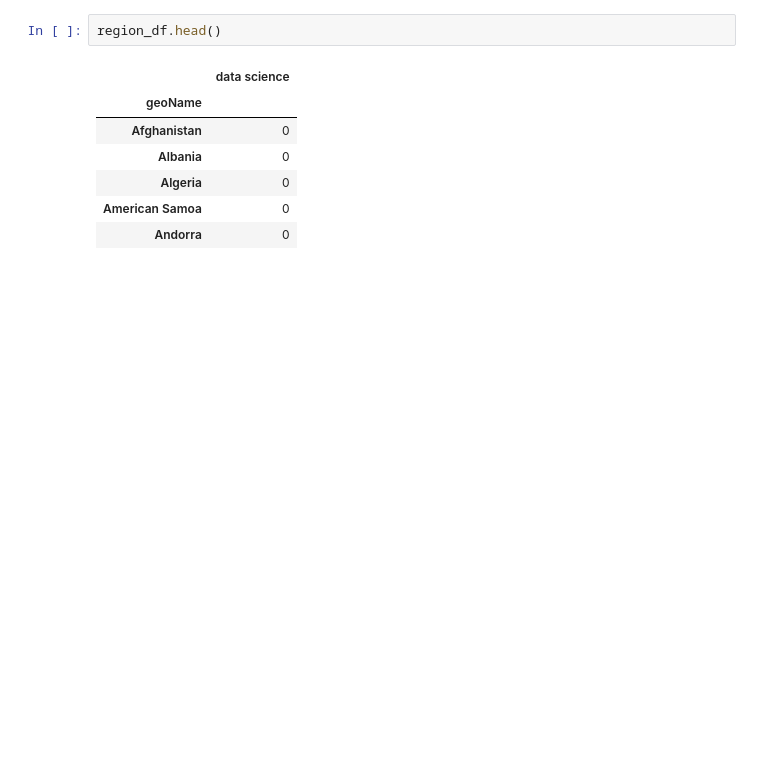
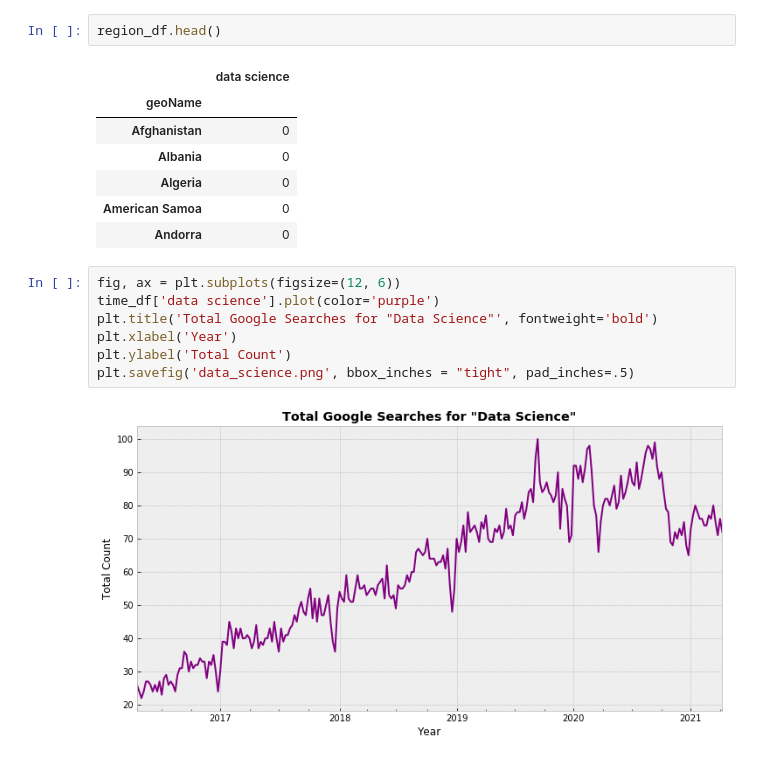
Before and after one commit to sidneykung/pytrends, a Jupyter notebook: pytrends.ipynb, the cells around one changed output. Drawn from its saved outputs; the diff is of its cells as text; blank space fills up the shorter version.

```diff
--- a/pytrends.ipynb
+++ b/pytrends.ipynb
@@ -67,3 +69,12 @@ region_df.head()
 | Algeria | 0 |
 | American Samoa | 0 |
 | Andorra | 0 |
+# %%
+fig, ax = plt.subplots(figsize=(12, 6))
+time_df['data science'].plot(color='purple')
+plt.title('Total Google Searches for "Data Science"', fontweight='bold')
+plt.xlabel('Year')
+plt.ylabel('Total Count')
+plt.savefig('data_science.png', bbox_inches = "tight", pad_inches=.5)
+# %% [output]
+[figure, added]
```
Also changed, not shown: parts of 3 cells of this notebook, 2 other files.
